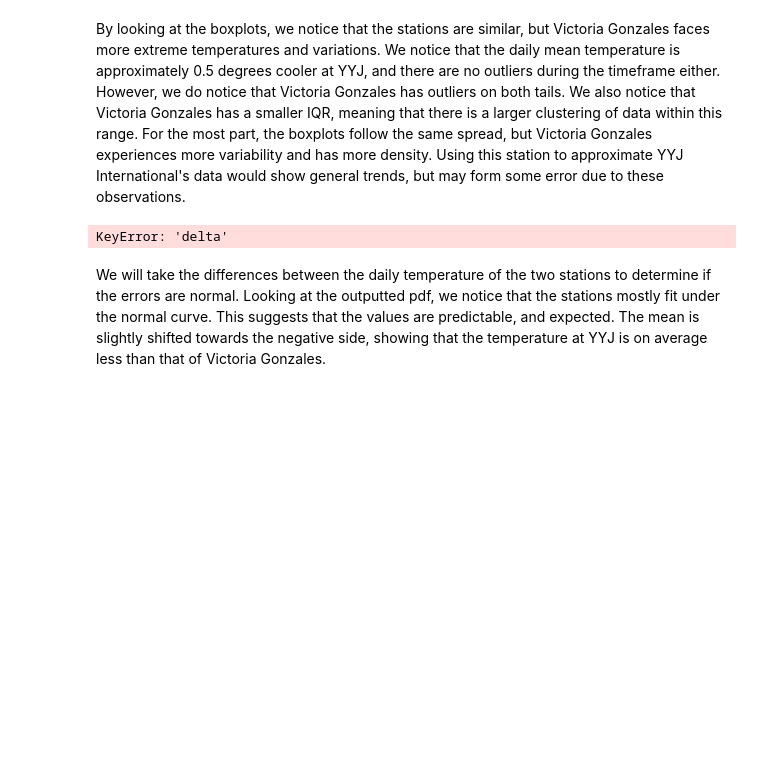
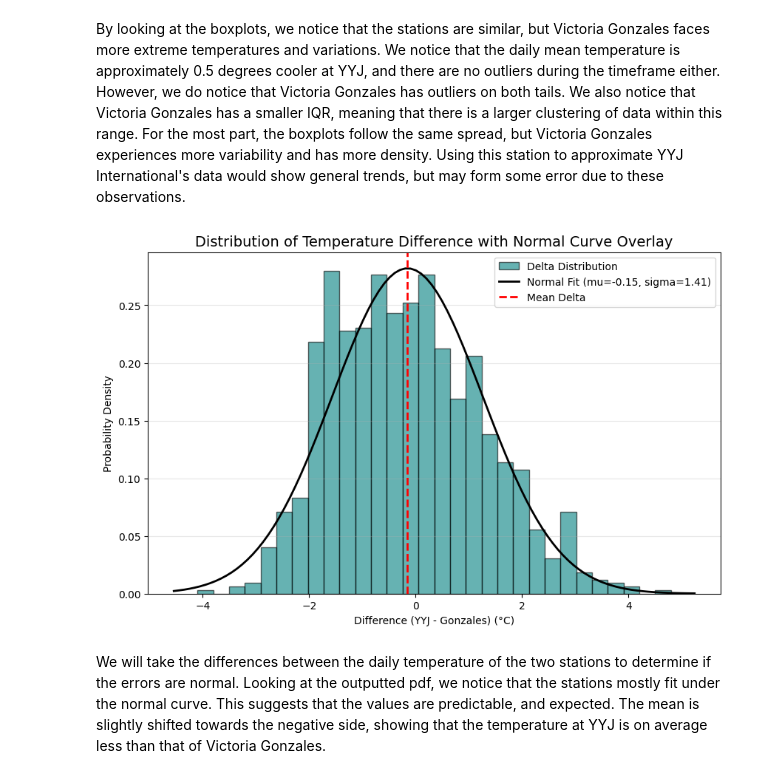
Before and after one commit to MantaHonk/EOS_Weather_Data_Analysis, a Jupyter notebook: Term_Project.ipynb, the cells around one changed output. Cells and saved outputs as stored; diff of their text form; code cells hidden in the pictures; blank space fills up the shorter version.

```diff
--- a/Term_Project.ipynb
+++ b/Term_Project.ipynb
@@ -195,6 +195,16 @@ mask_vg = (df_VG['year'] >= 2010) & (df_VG['year'] <= 2012)
 df_yyj_t = df_YYJ.loc[mask_yyj, ['timestamp', 'd_mean_temp']].rename(columns={'d_mean_temp': 'temp_yyj'})
 df_vg_t = df_VG.loc[mask_vg, ['timestamp', 'd_mean_temp']].rename(columns={'d_mean_temp': 'temp_gonzales'})
 df_overlap = pd.merge(df_yyj_t, df_vg_t, on='timestamp')
+
+def get_season(month):
+    if month in [6, 7, 8]:
+        return 'Summer'
+    elif month in [12, 1, 2]:
+        return 'Winter'
+    else:
+        return 'Other'
+
+df_overlap['season'] = df_overlap['timestamp'].dt.month.apply(get_season)
 
 
 plt.figure(figsize=(10, 5))
@@ -214,26 +224,27 @@ plt.show()
 # %% [markdown]
 By looking at the boxplots, we notice that the stations are similar, but Victoria Gonzales faces more extreme temperatures and variations. We notice that the daily mean temperature is approximately 0.5 degrees cooler at YYJ, and there are no outliers during the timeframe either. However, we do notice that Victoria Gonzales has outliers on both tails. We also notice that Victoria Gonzales has a smaller IQR, meaning that there is a larger clustering of data within this range. For the most part, the boxplots follow the same spread, but Victoria Gonzales experiences more variability and has more density. Using this station to approximate YYJ International's data would show general trends, but may form some error due to these observations.
 # %%
+df_overlap['delta'] = df_overlap['temp_yyj'] - df_overlap['temp_gonzales']
 mu, std = norm.fit(df_overlap['delta'])
 
 plt.figure(figsize=(10, 6))
 
 plt.hist(df_overlap['delta'], bins=30, density=True, color='teal', edgecolor='black', alpha=0.6, label='Delta Distribution')
 
 xmin, xmax = plt.xlim()
 x = np.linspace(xmin, xmax, 100)
 p = norm.pdf(x, mu, std)
 plt.plot(x, p, 'k', linewidth=2, label=f'Normal Fit (mu={mu:.2f}, sigma={std:.2f})')
 
 plt.axvline(mu, color='red', linestyle='dashed', linewidth=2, label='Mean Delta')
 plt.title("Distribution of Temperature Difference with Normal Curve Overlay", fontsize=14)
 plt.xlabel("Difference (YYJ - Gonzales) (°C)")
 plt.ylabel("Probability Density")
 plt.legend()
 plt.grid(axis='y', alpha=0.3)
 plt.show()
 # %% [output]
-KeyError: 'delta'
+[figure, added]
 # %% [markdown]
 We will take the differences between the daily temperature of the two stations to determine if the errors are normal. Looking at the outputted pdf, we notice that the stations mostly fit under the normal curve. This suggests that the values are predictable, and expected. The mean is slightly shifted towards the negative side, showing that the temperature at YYJ is on average less than that of Victoria Gonzales.
 # %% [markdown]
```
Also changed, not shown: parts of 4 cells of this notebook.
